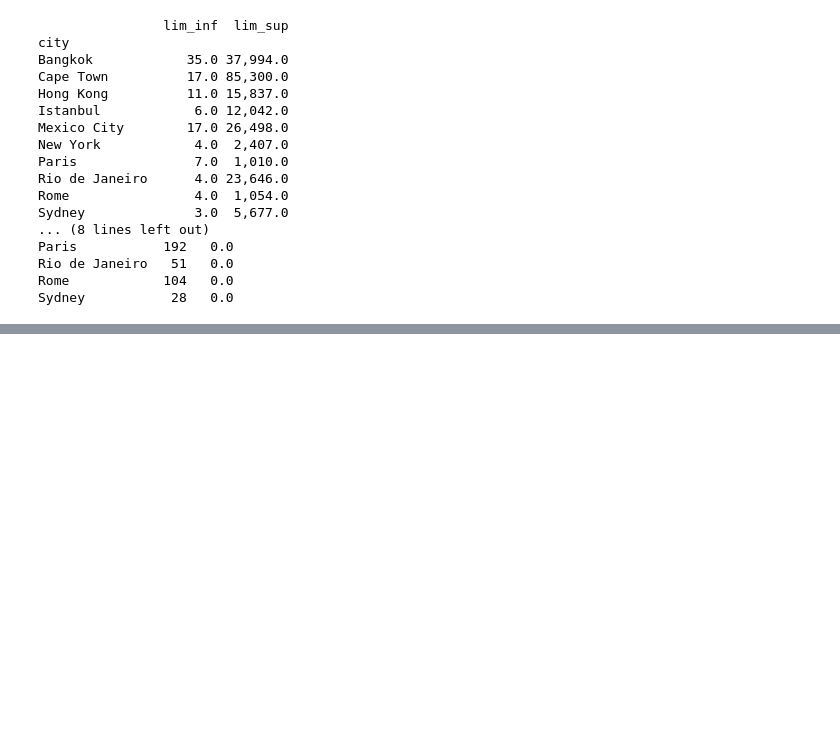
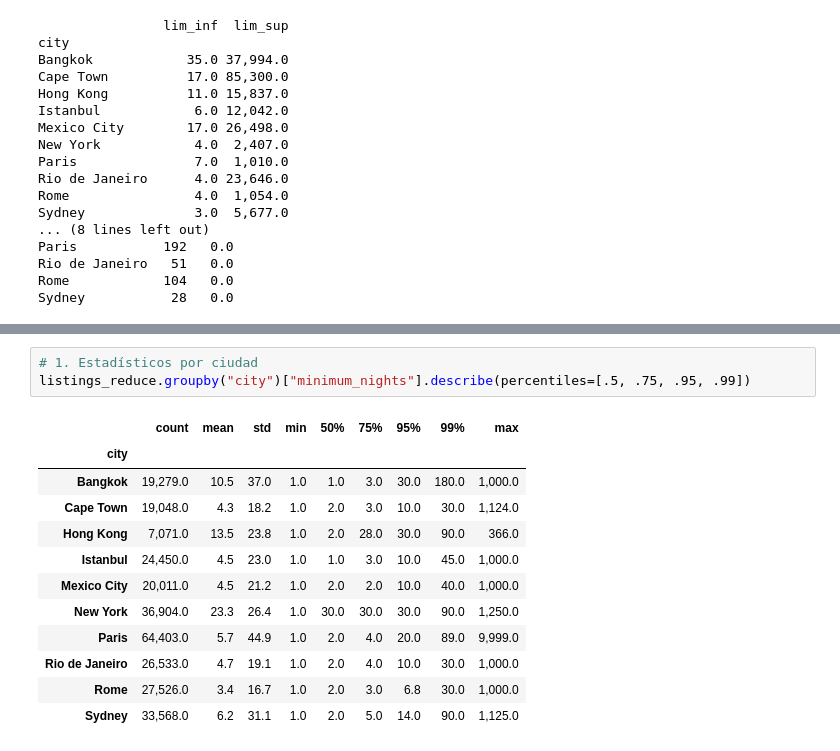
Before and after one commit to PabloArrHdez/Python, a Jupyter notebook: AirBnb/notebook.ipynb, the cells around one changed output, grey strips where cells are left out. Saved outputs shown, nothing was run; the diff lists cells and outputs as text; blank space fills up the shorter version.

```diff
--- a/AirBnb/notebook.ipynb
+++ b/AirBnb/notebook.ipynb
@@ -191,0 +191,16 @@ print(listings_reduce.shape)
+# %%
+# 1. Estadísticos por ciudad
+listings_reduce.groupby("city")["minimum_nights"].describe(percentiles=[.5, .75, .95, .99])
+# %% [output]
+|  | count | mean | std | min | 50% | 75% | 95% | 99% | max |
+| city |  |  |  |  |  |  |  |  |  |
+| Bangkok | 19,279.0 | 10.5 | 37.0 | 1.0 | 1.0 | 3.0 | 30.0 | 180.0 | 1,000.0 |
+| Cape Town | 19,048.0 | 4.3 | 18.2 | 1.0 | 2.0 | 3.0 | 10.0 | 30.0 | 1,124.0 |
+| Hong Kong | 7,071.0 | 13.5 | 23.8 | 1.0 | 2.0 | 28.0 | 30.0 | 90.0 | 366.0 |
+| Istanbul | 24,450.0 | 4.5 | 23.0 | 1.0 | 1.0 | 3.0 | 10.0 | 45.0 | 1,000.0 |
+| Mexico City | 20,011.0 | 4.5 | 21.2 | 1.0 | 2.0 | 2.0 | 10.0 | 40.0 | 1,000.0 |
+| New York | 36,904.0 | 23.3 | 26.4 | 1.0 | 30.0 | 30.0 | 30.0 | 90.0 | 1,250.0 |
+| Paris | 64,403.0 | 5.7 | 44.9 | 1.0 | 2.0 | 4.0 | 20.0 | 89.0 | 9,999.0 |
+| Rio de Janeiro | 26,533.0 | 4.7 | 19.1 | 1.0 | 2.0 | 4.0 | 10.0 | 30.0 | 1,000.0 |
+| Rome | 27,526.0 | 3.4 | 16.7 | 1.0 | 2.0 | 3.0 | 6.8 | 30.0 | 1,000.0 |
+| Sydney | 33,568.0 | 6.2 | 31.1 | 1.0 | 2.0 | 5.0 | 14.0 | 90.0 | 1,125.0 |
```
Also changed, not shown: parts of 12 cells of this notebook.
